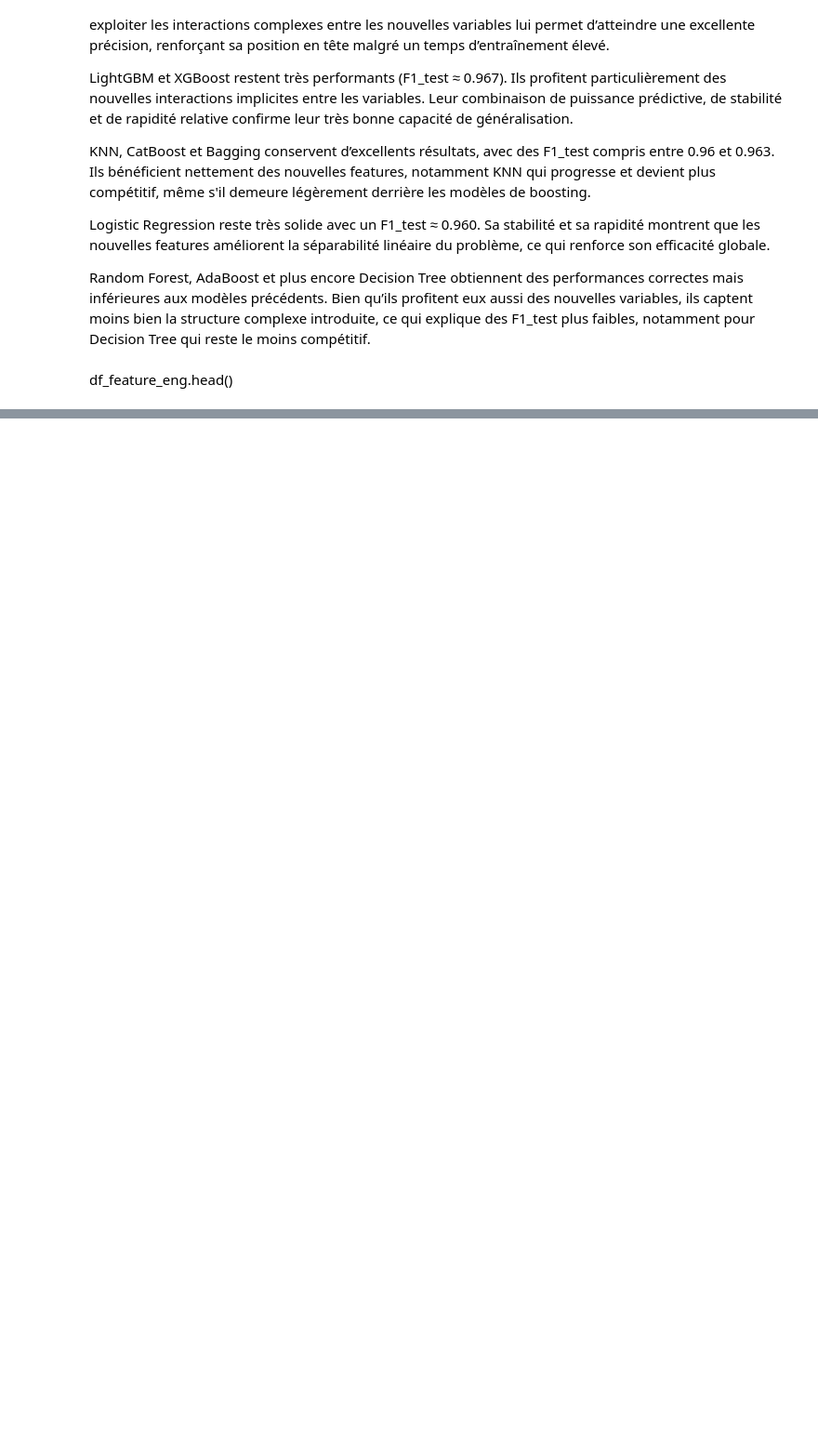
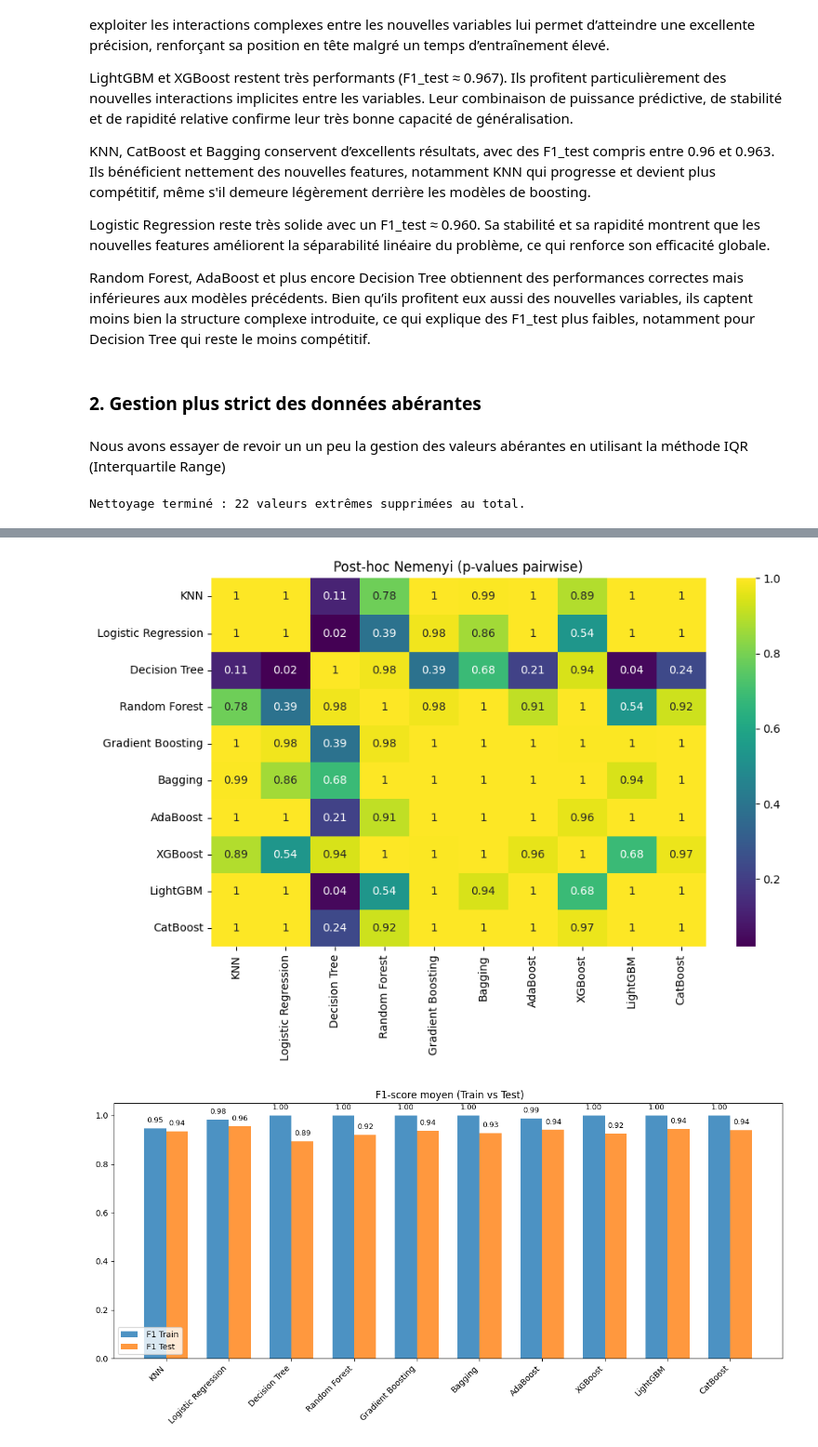
Before and after one commit to tareq92i/Projet-IA--Diagnostic-d-une-cellule-cancereuse-, a Jupyter notebook: Projet_UA3 AMA.ipynb, the cells around one changed output, grey strips where cells are left out. Shown at 93% size. Saved outputs shown, nothing was run; the diff lists cells and outputs as text; code cells hidden in the pictures; blank space fills up the shorter version.

```diff
--- a/Projet_UA3 AMA.ipynb
+++ b/Projet_UA3 AMA.ipynb
@@ -1446,5 +1446,48 @@ Sa stabilité et sa rapidité montrent que les nouvelles features améliorent la
 
 Random Forest, AdaBoost et plus encore Decision Tree obtiennent des performances correctes mais inférieures aux modèles précédents.
 Bien qu’ils profitent eux aussi des nouvelles variables, ils captent moins bien la structure complexe introduite, ce qui explique des F1_test plus faibles, notamment pour Decision Tree qui reste le moins compétitif.
-# %% [markdown]
-df_feature_eng.head()
+# %% [markdown]
+### 2. Gestion plus strict des données abérantes
+# %% [markdown]
+Nous avons essayer de revoir un un peu la gestion des valeurs abérantes en utilisant la méthode IQR (Interquartile Range)
+# %%
+import pandas as pd
+import numpy as np
+
+def remove_outliers_zscore(df, columns, threshold=3):
+    """
+    Supprime les valeurs extrêmes (outliers) en utilisant la méthode du Z-score.
+
+    Paramètres :
+        df (pd.DataFrame) : DataFrame d'entrée
+        columns (list) : liste des colonnes à traiter
+        threshold (float) : valeur limite du Z-score (par défaut 3)
+
+    Retour :
+        pd.DataFrame : DataFrame nettoyé des outliers
+    """
+    df_clean = df.copy()
+
+    for col in columns:
+        mean = df_clean[col].mean()
+        std = df_clean[col].std()
+
+        # Calcul du Z-score
+        z_scores = (df_clean[col] - mean) / std
+
+        # Filtrage des valeurs
+        df_clean = df_clean[abs(z_scores) <= threshold]
+
+    print(f"Nettoyage terminé : {len(df) - len(df_clean)} valeurs extrêmes supprimées au total.")
+    return df_clean
+# %%
+cols = ['area1', 'area2', 'area3']
+
+df_clean = remove_outliers_zscore(train, cols, threshold=3)
+# %% [output]
+Nettoyage terminé : 22 valeurs extrêmes supprimées au total.
+# %%
+X_eng = df_clean.drop(columns=['Diagnosis'])
+y_eng = df_clean['Diagnosis']
+modelisation_classification_binaire_F1_visualisee(X_eng, y_eng, cv_splits=5)
+# %% [output]
@@ -1450,0 +1594,2 @@ df_feature_eng.head()
+[figure, added]
+[figure, added]
```
Also changed, not shown: parts of 13 cells of this notebook.
